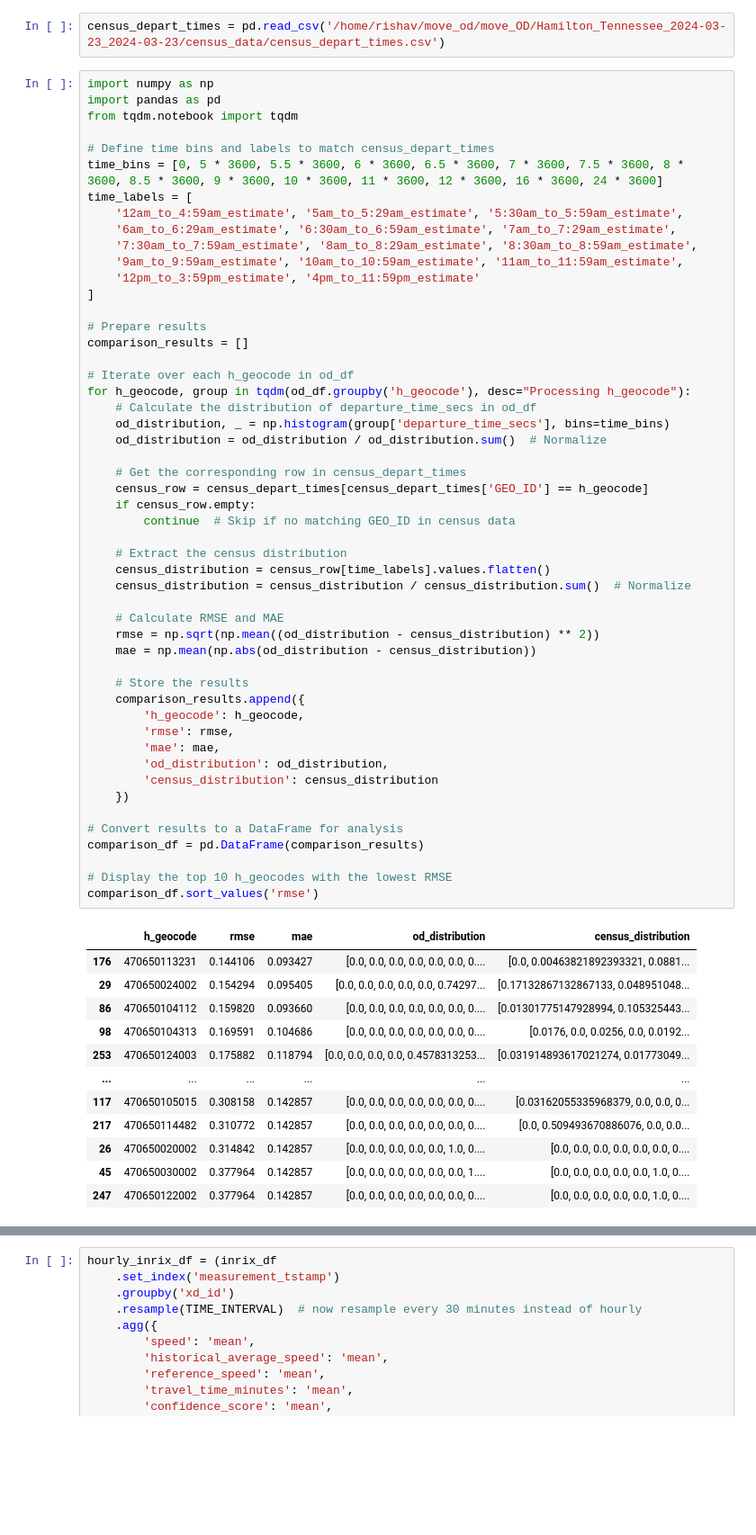
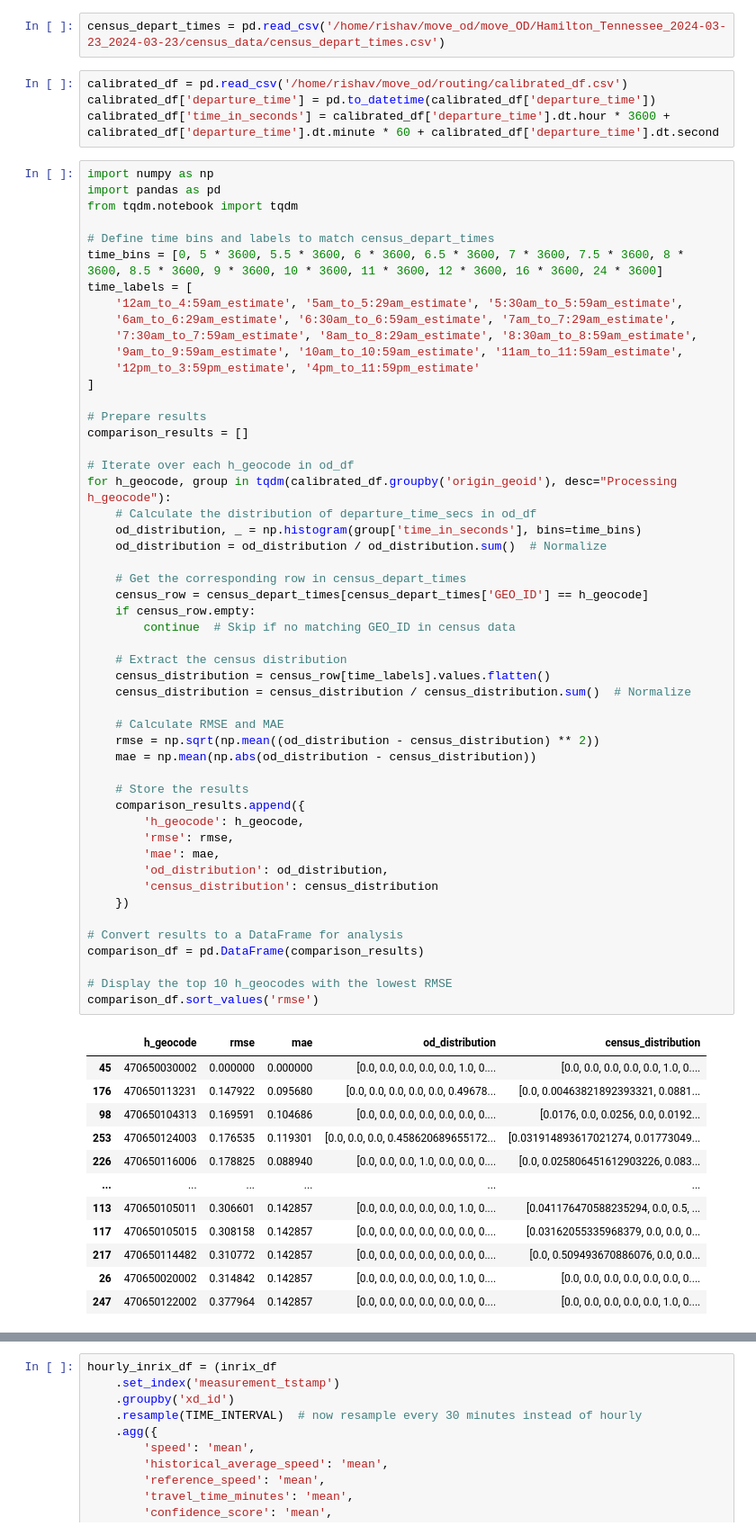
Before and after one commit to rishavsen1/move_od, a Jupyter notebook: routing/routing_all_day.ipynb, the cells around one changed output, grey strips where cells are left out. Shown at 90% size. Saved outputs shown, nothing was run; the diff lists cells and outputs as text; blank space fills up the shorter version.

```diff
--- a/routing/routing_all_day.ipynb
+++ b/routing/routing_all_day.ipynb
@@ -42,6 +42,10 @@ for _, row in od_df.iterrows():
     })
 # %%
 census_depart_times = pd.read_csv('/home/rishav/move_od/move_OD/Hamilton_Tennessee_2024-03-23_2024-03-23/census_data/census_depart_times.csv')
+# %%
+calibrated_df = pd.read_csv('/home/rishav/move_od/routing/calibrated_df.csv')
+calibrated_df['departure_time'] = pd.to_datetime(calibrated_df['departure_time'])
+calibrated_df['time_in_seconds'] = calibrated_df['departure_time'].dt.hour * 3600 + calibrated_df['departure_time'].dt.minute * 60 + calibrated_df['departure_time'].dt.second
 # %%
 import numpy as np
 import pandas as pd
@@ -61,49 +65,49 @@ time_labels = [
 comparison_results = []
 
 # Iterate over each h_geocode in od_df
-for h_geocode, group in tqdm(od_df.groupby('h_geocode'), desc="Processing h_geocode"):
+for h_geocode, group in tqdm(calibrated_df.groupby('origin_geoid'), desc="Processing h_geocode"):
     # Calculate the distribution of departure_time_secs in od_df
-    od_distribution, _ = np.histogram(group['departure_time_secs'], bins=time_bins)
+    od_distribution, _ = np.histogram(group['time_in_seconds'], bins=time_bins)
     od_distribution = od_distribution / od_distribution.sum()  # Normalize
 
     # Get the corresponding row in census_depart_times
     census_row = census_depart_times[census_depart_times['GEO_ID'] == h_geocode]
     if census_row.empty:
         continue  # Skip if no matching GEO_ID in census data
 
     # Extract the census distribution
     census_distribution = census_row[time_labels].values.flatten()
     census_distribution = census_distribution / census_distribution.sum()  # Normalize
 
     # Calculate RMSE and MAE
     rmse = np.sqrt(np.mean((od_distribution - census_distribution) ** 2))
     mae = np.mean(np.abs(od_distribution - census_distribution))
 
     # Store the results
     comparison_results.append({
         'h_geocode': h_geocode,
         'rmse': rmse,
         'mae': mae,
         'od_distribution': od_distribution,
         'census_distribution': census_distribution
     })
 
 # Convert results to a DataFrame for analysis
 comparison_df = pd.DataFrame(comparison_results)
 
 # Display the top 10 h_geocodes with the lowest RMSE
 comparison_df.sort_values('rmse')
 # %% [output]
 |  | h_geocode | rmse | mae | od_distribution | census_distribution |
-| 176 | 470650113231 | 0.144106 | 0.093427 | [0.0, 0.0, 0.0, 0.0, 0.0, 0.0, 0.... | [0.0, 0.00463821892393321, 0.0881... |
-| 29 | 470650024002 | 0.154294 | 0.095405 | [0.0, 0.0, 0.0, 0.0, 0.0, 0.74297... | [0.17132867132867133, 0.048951048... |
-| 86 | 470650104112 | 0.159820 | 0.093660 | [0.0, 0.0, 0.0, 0.0, 0.0, 0.0, 0.... | [0.01301775147928994, 0.105325443... |
+| 45 | 470650030002 | 0.000000 | 0.000000 | [0.0, 0.0, 0.0, 0.0, 0.0, 1.0, 0.... | [0.0, 0.0, 0.0, 0.0, 0.0, 1.0, 0.... |
+| 176 | 470650113231 | 0.147922 | 0.095680 | [0.0, 0.0, 0.0, 0.0, 0.0, 0.49678... | [0.0, 0.00463821892393321, 0.0881... |
 | 98 | 470650104313 | 0.169591 | 0.104686 | [0.0, 0.0, 0.0, 0.0, 0.0, 0.0, 0.... | [0.0176, 0.0, 0.0256, 0.0, 0.0192... |
-| 253 | 470650124003 | 0.175882 | 0.118794 | [0.0, 0.0, 0.0, 0.0, 0.4578313253... | [0.031914893617021274, 0.01773049... |
+| 253 | 470650124003 | 0.176535 | 0.119301 | [0.0, 0.0, 0.0, 0.458620689655172... | [0.031914893617021274, 0.01773049... |
+| 226 | 470650116006 | 0.178825 | 0.088940 | [0.0, 0.0, 0.0, 1.0, 0.0, 0.0, 0.... | [0.0, 0.025806451612903226, 0.083... |
 | ... | ... | ... | ... | ... | ... |
+| 113 | 470650105011 | 0.306601 | 0.142857 | [0.0, 0.0, 0.0, 0.0, 0.0, 1.0, 0.... | [0.041176470588235294, 0.0, 0.5, ... |
 | 117 | 470650105015 | 0.308158 | 0.142857 | [0.0, 0.0, 0.0, 0.0, 0.0, 0.0, 0.... | [0.03162055335968379, 0.0, 0.0, 0... |
 | 217 | 470650114482 | 0.310772 | 0.142857 | [0.0, 0.0, 0.0, 0.0, 0.0, 0.0, 0.... | [0.0, 0.509493670886076, 0.0, 0.0... |
 | 26 | 470650020002 | 0.314842 | 0.142857 | [0.0, 0.0, 0.0, 0.0, 0.0, 1.0, 0.... | [0.0, 0.0, 0.0, 0.0, 0.0, 0.0, 0.... |
-| 45 | 470650030002 | 0.377964 | 0.142857 | [0.0, 0.0, 0.0, 0.0, 0.0, 0.0, 1.... | [0.0, 0.0, 0.0, 0.0, 0.0, 1.0, 0.... |
 | 247 | 470650122002 | 0.377964 | 0.142857 | [0.0, 0.0, 0.0, 0.0, 0.0, 0.0, 0.... | [0.0, 0.0, 0.0, 0.0, 0.0, 1.0, 0.... |
 255 rows × 5 columns
```
Also changed, not shown: parts of 1 cell of this notebook, 24 other files.
